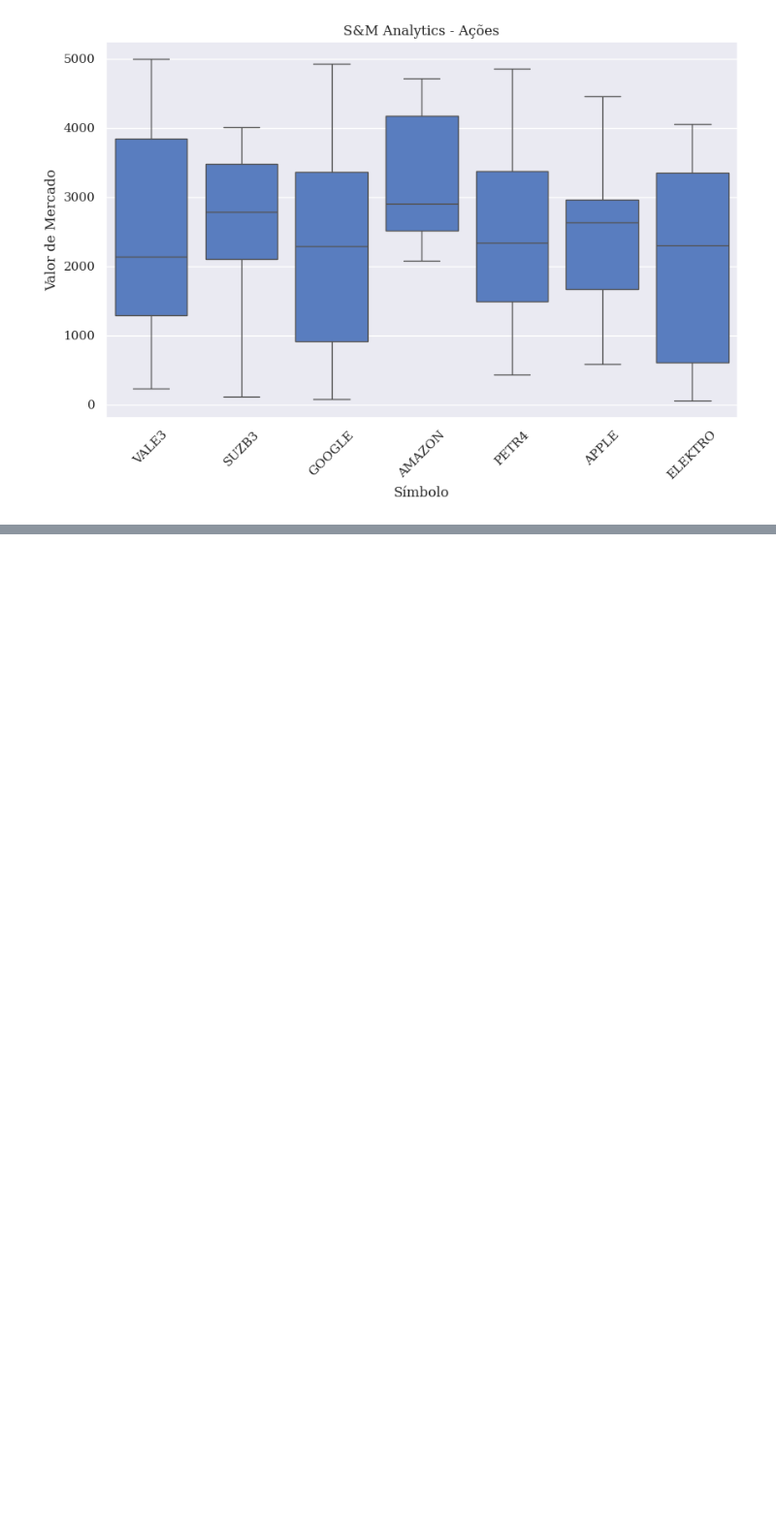
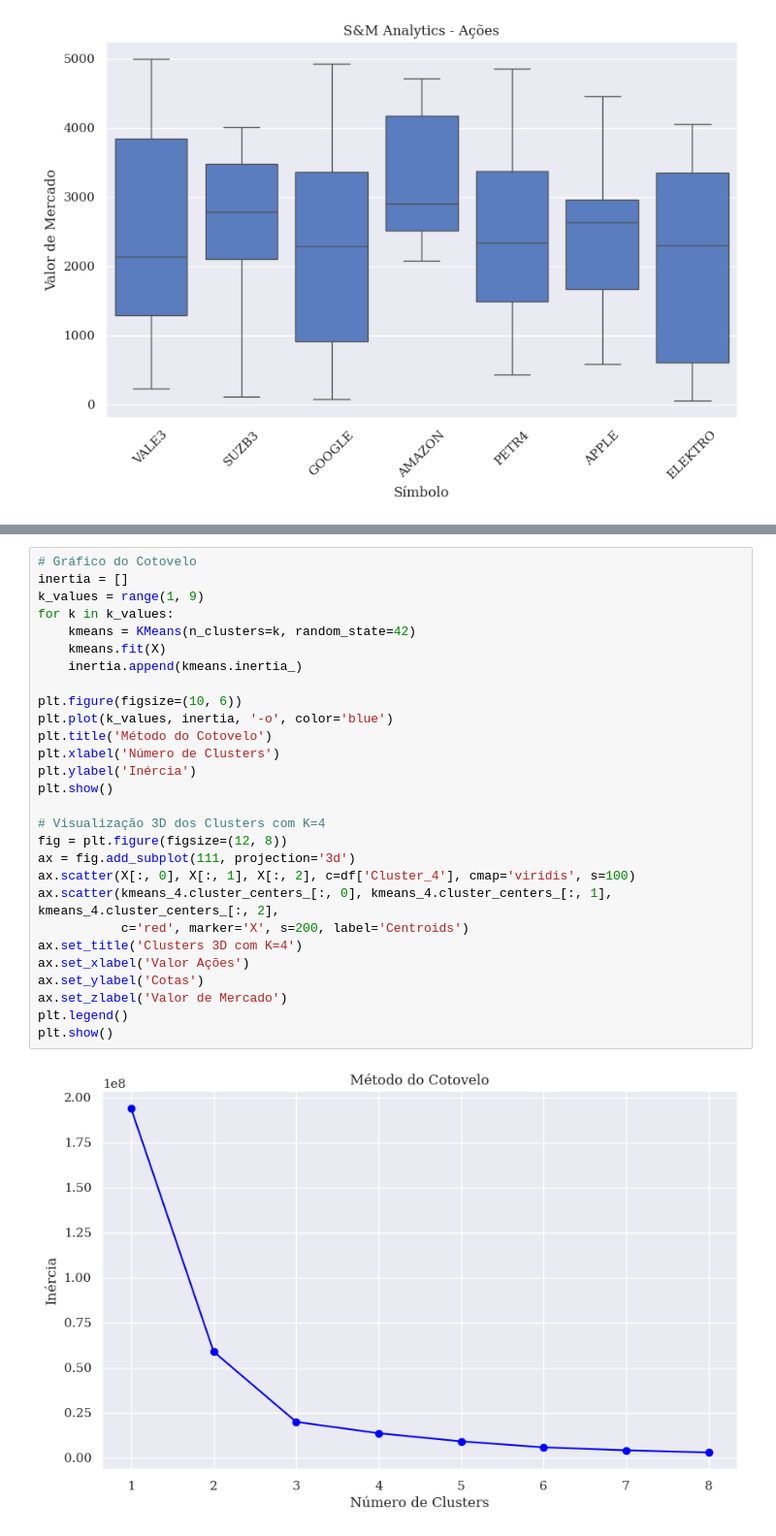
Before and after one commit to goesq/IA_BigData-Somativa, a Jupyter notebook: datacodigo.ipynb, the cells around one changed output, grey strips where cells are left out. Shown: that part at 97% size. Saved outputs shown, nothing was run; the diff lists cells and outputs as text; blank space fills up the shorter version.

```diff
--- a/datacodigo.ipynb
+++ b/datacodigo.ipynb
@@ -69,0 +102,30 @@ features = df_n[['Valor de Mercado']]
+# %%
+# Gráfico do Cotovelo
+inertia = []
+k_values = range(1, 9)
+for k in k_values:
+    kmeans = KMeans(n_clusters=k, random_state=42)
+    kmeans.fit(X)
+    inertia.append(kmeans.inertia_)
+
+plt.figure(figsize=(10, 6))
+plt.plot(k_values, inertia, '-o', color='blue')
+plt.title('Método do Cotovelo')
+plt.xlabel('Número de Clusters')
+plt.ylabel('Inércia')
+plt.show()
+
+# Visualização 3D dos Clusters com K=4
+fig = plt.figure(figsize=(12, 8))
+ax = fig.add_subplot(111, projection='3d')
+ax.scatter(X[:, 0], X[:, 1], X[:, 2], c=df['Cluster_4'], cmap='viridis', s=100)
+ax.scatter(kmeans_4.cluster_centers_[:, 0], kmeans_4.cluster_centers_[:, 1], kmeans_4.cluster_centers_[:, 2],
+           c='red', marker='X', s=200, label='Centroids')
+ax.set_title('Clusters 3D com K=4')
+ax.set_xlabel('Valor Ações')
+ax.set_ylabel('Cotas')
+ax.set_zlabel('Valor de Mercado')
+plt.legend()
+plt.show()
+# %% [output]
+[figure, added]
```
Also changed, not shown: parts of 9 cells of this notebook.
